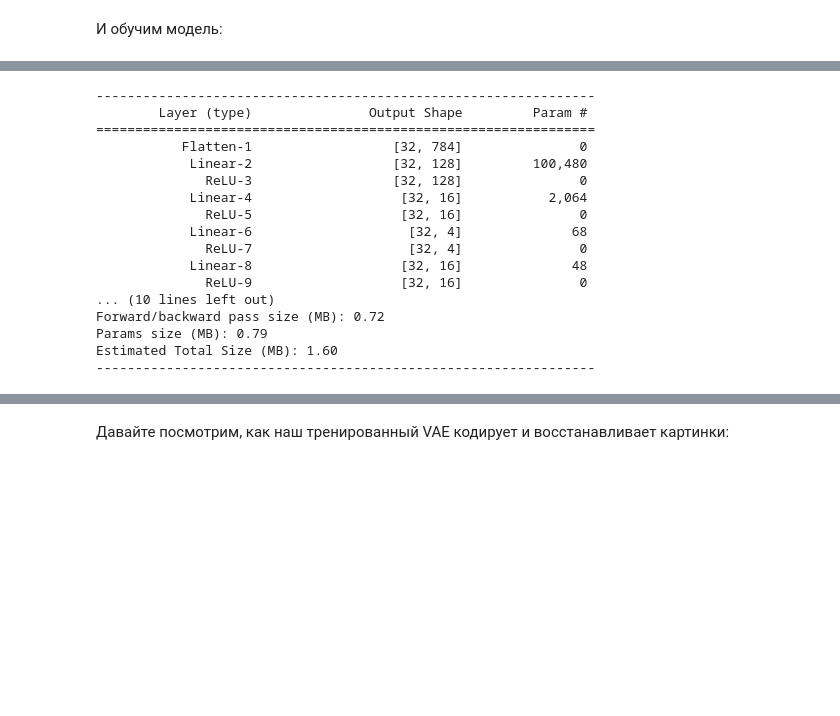
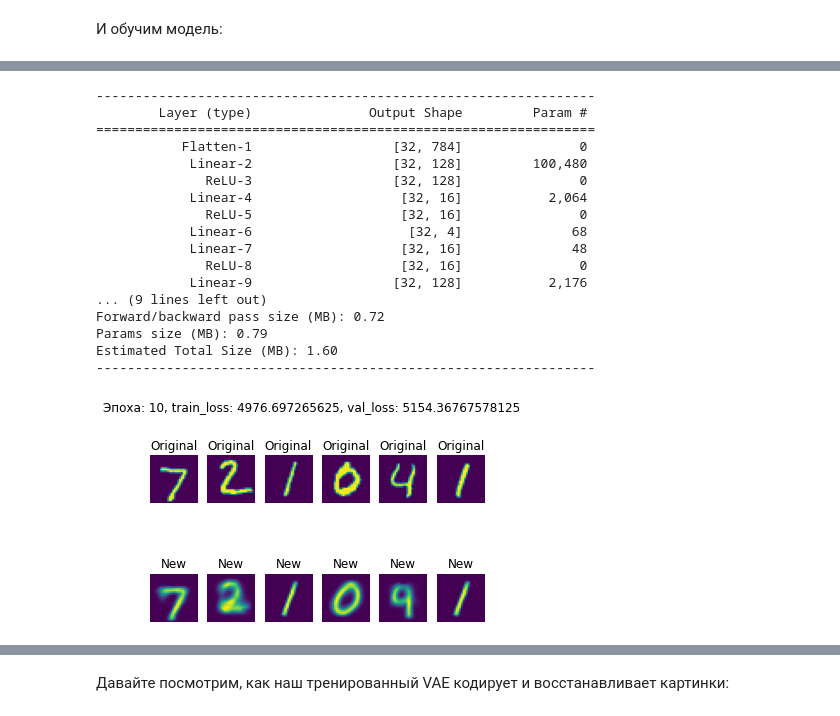
Before and after one commit to gbrs/DLS_1_2022_spring, a Jupyter notebook: adv 19 Домашнее задание. Автоэнкодеры/19 [hw]autoencoders.ipynb, the cells around one changed output, grey strips where cells are left out. Saved outputs shown, nothing was run; the diff lists cells and outputs as text; code cells hidden in the pictures; blank space fills up the shorter version.

```diff
--- a/adv 19 Домашнее задание. Автоэнкодеры/19 [hw]autoencoders.ipynb
+++ b/adv 19 Домашнее задание. Автоэнкодеры/19 [hw]autoencoders.ipynb
@@ -639,8 +630,7 @@ class VAE(nn.Module):
             nn.ReLU(),
             nn.Linear(128, 16),
             nn.ReLU(),
-            nn.Linear(16, dim_code * 2),
-            nn.ReLU()
+            nn.Linear(16, dim_code * 2)
         )
 
         self.decoder = nn.Sequential(
@@ -657,6 +647,7 @@ class VAE(nn.Module):
         в качестве возвращаемых переменных -- mu и logsigma>"""
         x = self.flatten(x).float()
         x = self.encoder(x).view(-1, 2, dim_code)
+        # print(f'латентный вектор: {x[0].tolist()}')
         ## из 4 значений делаем 2 вектора по 2 значения: мю и логвары
         mu = x[:, 0, :] ## первые 2 значения
         logsigma = x[:, 1, :] ## вторые два
@@ -684,7 +675,6 @@ class VAE(nn.Module):
         """<реализуйте forward проход декодера
         в качестве возвращаемой переменной -- reconstruction>"""
         reconstruction = self.decoder(z)
-        reconstruction = torch.sigmoid(reconstruction)
 
         return reconstruction
 
@@ -693,7 +683,9 @@ class VAE(nn.Module):
         в качестве возвращаемых переменных -- mu, logsigma и reconstruction>"""
 
         mu, logsigma = self.encode(x)
+        # print(f'После энкодера: {mu[0].tolist()}, {logsigma[0].tolist()}')
         sample = self.gaussian_sampler(mu, logsigma)
+        # print(f'sample: {sample[0].tolist()}')
         reconstruction = self.decode(sample)
 
         return mu, logsigma, reconstruction.view(-1, 1, 28, 28)
@@ -719,6 +711,7 @@ def KL_divergence(mu, logsigma):
     """
     # loss = <напишите код для KL-дивергенции, пользуясь формулой выше>
     loss = -0.5 * torch.sum(1 + logsigma - mu.pow(2) - logsigma.exp())
+    # print(f'KL-loss: {loss.item()}')
     return loss
 
 def log_likelihood(x, reconstruction):
@@ -726,7 +719,9 @@ def log_likelihood(x, reconstruction):
     часть функции потерь, которая отвечает за качество реконструкции (как mse в обычном autoencoder)
     """
     loss = nn.BCELoss(reduction='sum')  # <binary cross-entropy>
-    return loss(reconstruction, x)
+    loss = loss(reconstruction.view(-1, 784), x.view(-1, 784))
+    # print(f'lh-loss: {loss.item()}')
+    return loss
 
 def loss_vae(x, mu, logsigma, reconstruction):
     return KL_divergence(mu, logsigma) + log_likelihood(x, reconstruction)
@@ -822,10 +827,10 @@ summary(autoencoder_vae, (1, 28, 28), batch_size=batch_size)
             Linear-4                   [32, 16]           2,064
               ReLU-5                   [32, 16]               0
             Linear-6                    [32, 4]              68
-              ReLU-7                    [32, 4]               0
-            Linear-8                   [32, 16]              48
-              ReLU-9                   [32, 16]               0
-... (10 lines left out)
+            Linear-7                   [32, 16]              48
+              ReLU-8                   [32, 16]               0
+            Linear-9                  [32, 128]           2,176
+... (9 lines left out)
 Forward/backward pass size (MB): 0.72
 Params size (MB): 0.79
 Estimated Total Size (MB): 1.60
@@ -836,5 +841,8 @@ Estimated Total Size (MB): 1.60
 train_losses = []
 val_losses = []
 # %%
-max_epochs = 1
+max_epochs = 10
+optimizer = torch.optim.Adam(autoencoder_vae.parameters(), lr=0.01, betas=(0.9, 0.999), weight_decay=0)
 train(autoencoder_vae, optimizer, criterion, max_epochs, train_loader, test_loader)
+# %% [output]
+[figure, added]
```
Also changed, not shown: parts of 12 cells of this notebook.
